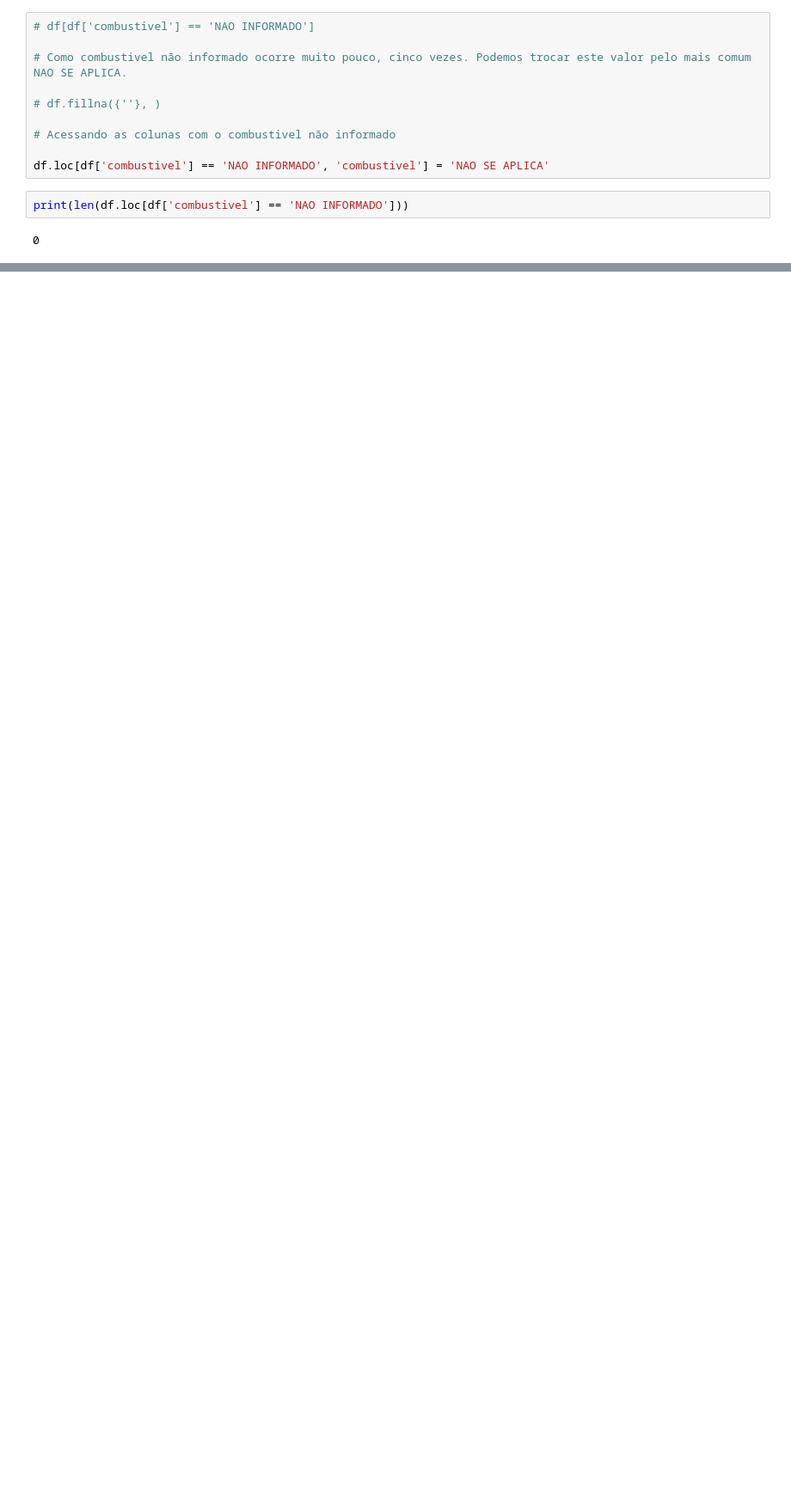
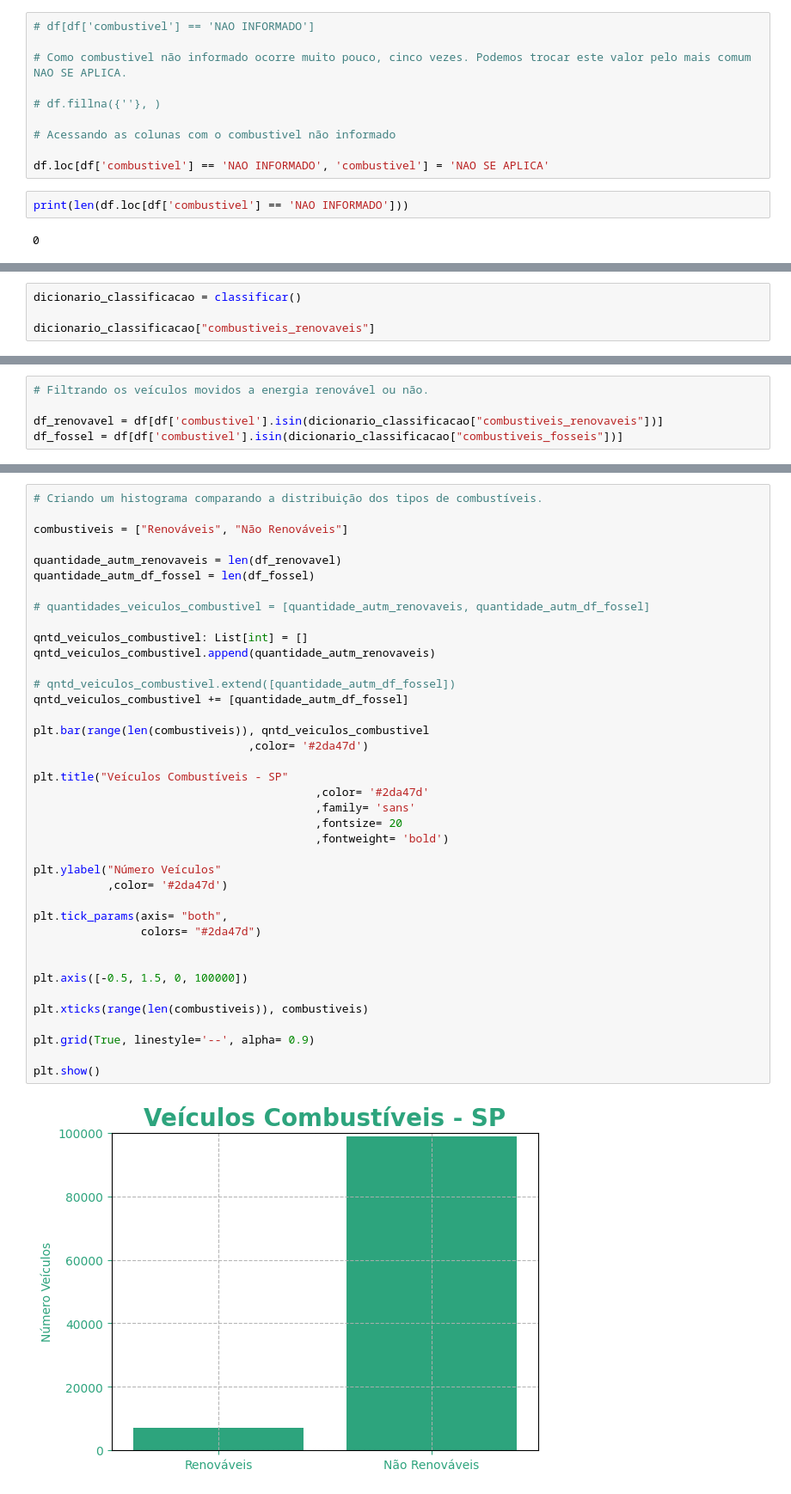
Before and after one commit to lucassilva-aiengineer/Projetos-De-Analise-de-Dados-1, a Jupyter notebook: projeto_pratica_1/projeto_data_science_2_31_01_2026.ipynb, the cells around one changed output, grey strips where cells are left out. Shown at 86% size. Drawn from its saved outputs; the diff is of its cells as text; blank space fills up the shorter version.

```diff
--- a/projeto_pratica_1/projeto_data_science_2_31_01_2026.ipynb
+++ b/projeto_pratica_1/projeto_data_science_2_31_01_2026.ipynb
@@ -245,0 +274,4 @@ def classificar():
+# %%
+dicionario_classificacao = classificar()
+
+dicionario_classificacao["combustiveis_renovaveis"]
@@ -245,0 +296,5 @@ def classificar():
+# %%
+# Filtrando os veículos movidos a energia renovável ou não.
+
+df_renovavel = df[df['combustivel'].isin(dicionario_classificacao["combustiveis_renovaveis"])]
+df_fossel = df[df['combustivel'].isin(dicionario_classificacao["combustiveis_fosseis"])]
@@ -245,0 +303,41 @@ def classificar():
+# %%
+# Criando um histograma comparando a distribuição dos tipos de combustíveis.
+
+combustiveis = ["Renováveis", "Não Renováveis"]
+
+quantidade_autm_renovaveis = len(df_renovavel)
+quantidade_autm_df_fossel = len(df_fossel)
+
+# quantidades_veiculos_combustivel = [quantidade_autm_renovaveis, quantidade_autm_df_fossel]
+
+qntd_veiculos_combustivel: List[int] = []
+qntd_veiculos_combustivel.append(quantidade_autm_renovaveis)
+
+# qntd_veiculos_combustivel.extend([quantidade_autm_df_fossel])
+qntd_veiculos_combustivel += [quantidade_autm_df_fossel]
+
+plt.bar(range(len(combustiveis)), qntd_veiculos_combustivel
+                                ,color= '#2da47d')
+
+plt.title("Veículos Combustíveis - SP"
+                                          ,color= '#2da47d'
+                                          ,family= 'sans'
+                                          ,fontsize= 20
+                                          ,fontweight= 'bold')
+
+plt.ylabel("Número Veículos"
+           ,color= '#2da47d')
+
+plt.tick_params(axis= "both",
+                colors= "#2da47d")
+
+
+plt.axis([-0.5, 1.5, 0, 100000])
+
+plt.xticks(range(len(combustiveis)), combustiveis)
+
+plt.grid(True, linestyle='--', alpha= 0.9)
+
+plt.show()
+# %% [output]
+[figure, added]
```
Also changed, not shown: parts of 11 cells of this notebook, 1 other file.
